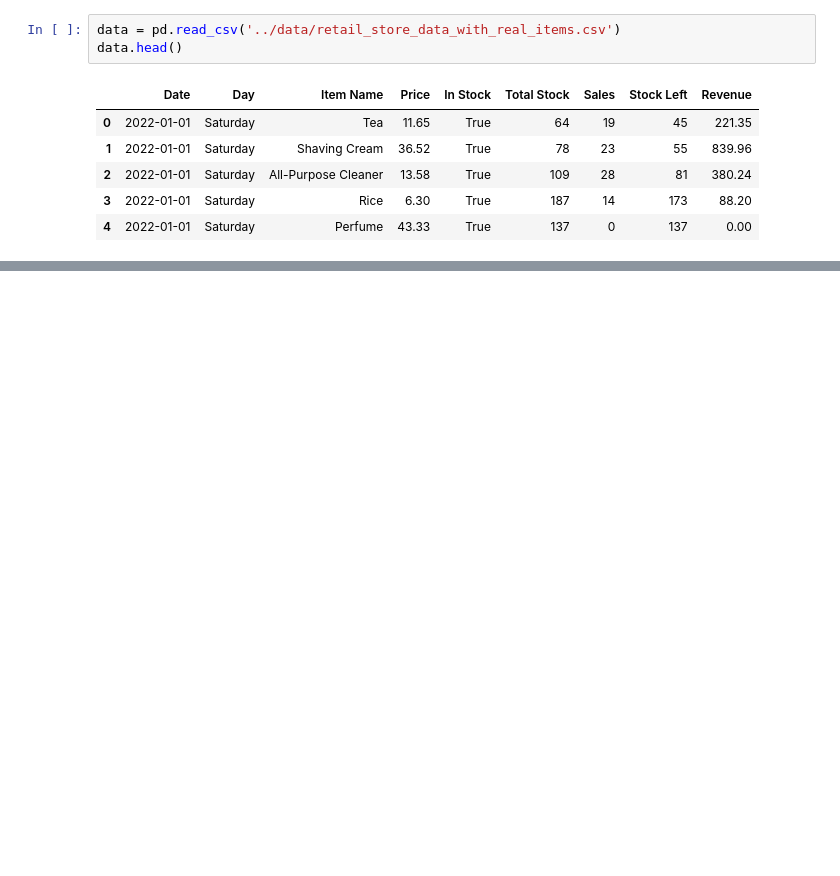
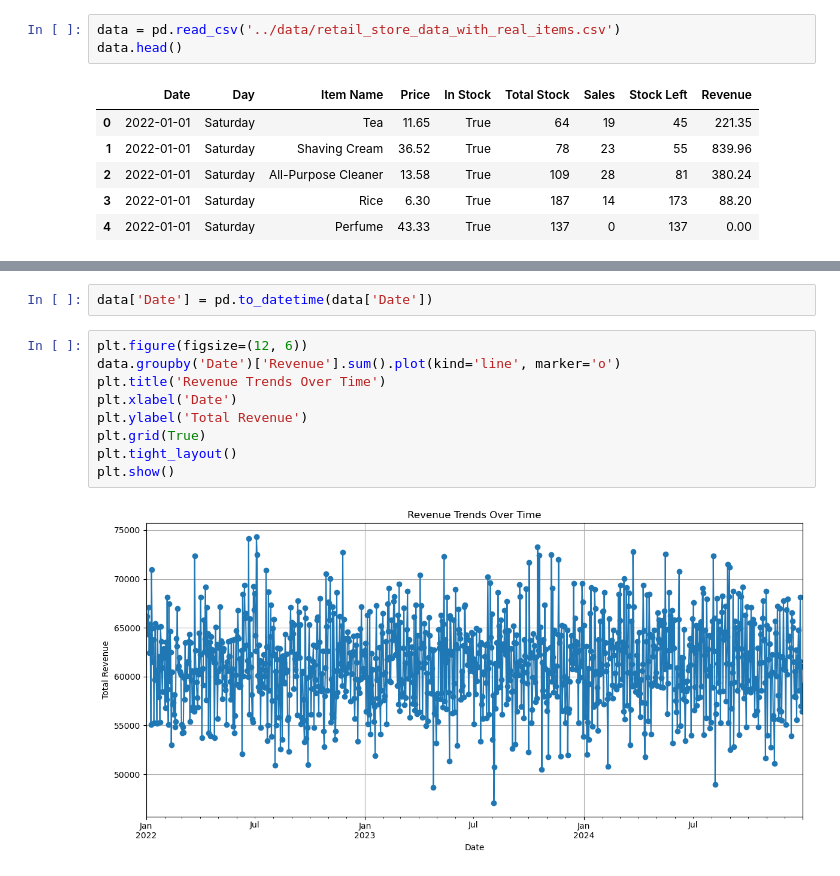
Before and after one commit to Rojal123245/Sales-Automation-AI, a Jupyter notebook: model/model.ipynb, the cells around one changed output, grey strips where cells are left out. Drawn from its saved outputs; the diff is of its cells as text; blank space fills up the shorter version.

Commit message:
Added some graph for data analysis or finding trend

```diff
--- a/model/model.ipynb
+++ b/model/model.ipynb
@@ -21,0 +50,13 @@ data.head()
+# %%
+data['Date'] = pd.to_datetime(data['Date'])
+# %%
+plt.figure(figsize=(12, 6))
+data.groupby('Date')['Revenue'].sum().plot(kind='line', marker='o')
+plt.title('Revenue Trends Over Time')
+plt.xlabel('Date')
+plt.ylabel('Total Revenue')
+plt.grid(True)
+plt.tight_layout()
+plt.show()
+# %% [output]
+[figure, added]
```
Also changed, not shown: parts of 8 cells of this notebook.
